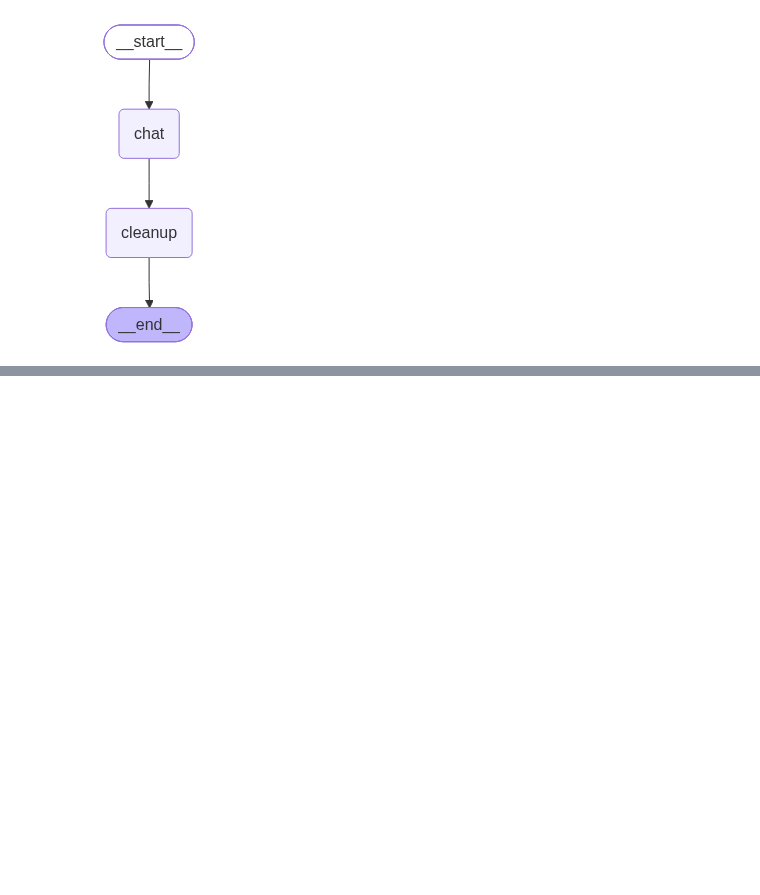
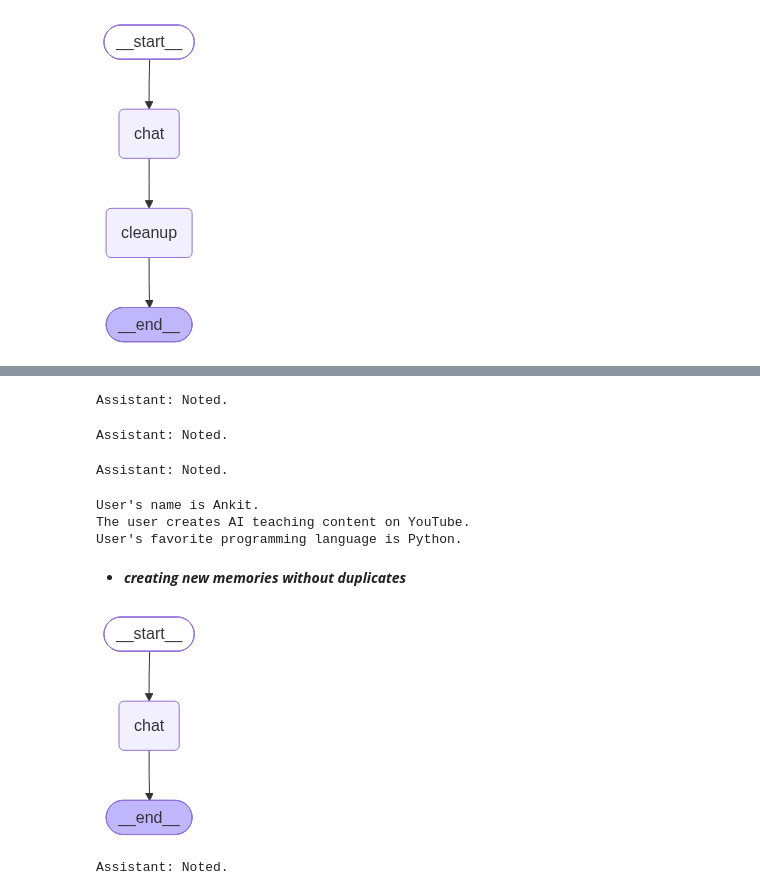
Before and after one commit to Ankit1726/AI_Engineering, a Jupyter notebook: Agentic_AI/notebooks/langgraph/llm_memory.ipynb, the cells around one changed output, grey strips where cells are left out. Drawn from its saved outputs; the diff is of its cells as text; code cells hidden in the pictures; blank space fills up the shorter version.

```diff
--- a/Agentic_AI/notebooks/langgraph/llm_memory.ipynb
+++ b/Agentic_AI/notebooks/langgraph/llm_memory.ipynb
@@ -225,0 +631,28 @@ config = {"configurable": {"thread_id": "t1"}}
+# %%
+config = {"configurable": {"user_id": "u1"}}
+
+res = graph.invoke({"messages": [{"role": "user", "content": "Hi my name is Ankit"}]},config)
+print("Assistant:", res["messages"][-1].content)
+# %% [output]
+Assistant: Noted.
+# %%
+res = graph.invoke({"messages": [{"role": "user", "content": "I teach AI on youtube"}]},config)
+print("Assistant:", res["messages"][-1].content)
+# %% [output]
+Assistant: Noted.
+# %%
+res = graph.invoke({"messages": [{"role": "user", "content": "My favorite programming language is Python"}]},config)
+print("Assistant:", res["messages"][-1].content)
+# %% [output]
+Assistant: Noted.
+# %%
+items = store.search(("user", "u1", "details"))
+
+for item in items:
+    print(item.value['data'])
+# %% [output]
+User's name is Ankit.
+The user creates AI teaching content on YouTube.
+User's favorite programming language is Python.
+# %% [markdown]
+- ***creating new memories without duplicates***
@@ -225,0 +674,48 @@ config = {"configurable": {"thread_id": "t1"}}
+# %%
+def chat_creates_memory_node(state: MessagesState, config: RunnableConfig, store: BaseStore):
+
+    user_id = config["configurable"]["user_id"]
+
+    namespace = ("user", user_id, "details")
+
+    # A) Load existing memories
+    existing_items = store.search(namespace)
+    existing_texts = [it.value.get("data", "") for it in existing_items if it.value.get("data")]
+    user_details_content = "\n".join(f"- {t}" for t in existing_texts) if existing_texts else "(empty)"
+
+    # B) Latest user message
+    last_text = state["messages"][-1]
+
+    # C) LLM extracts memories + marks new vs duplicate
+    decision: MemoryDecision = memory_extractor.invoke(
+        [
+            SystemMessage(content=MEMORY_PROMPT.format(user_details_content=user_details_content)),
+            {"role": "user", "content": f"USER MESSAGE:\n{last_text}"},
+        ]
+    )
+
+    # D) Store ONLY new memories
+    if decision.should_write:
+        for mem in decision.memories:
+            if mem.is_new:
+                store.put(namespace, str(uuid.uuid4()), {"data": mem.text})
+
+    return {"messages": [{"role": "assistant", "content": "Noted."}]}
+# %%
+builder = StateGraph(MessagesState)
+builder.add_node("chat", chat_creates_memory_node)
+builder.add_edge(START, "chat")
+builder.add_edge("chat", END)
+
+graph = builder.compile(store=store)
+# %%
+graph
+# %% [output]
+[figure, added]
+# %%
+config = {"configurable": {"user_id": "u1"}}
+
+r1 = graph.invoke({"messages": [{"role": "user", "content": "My name is Ankit"}]}, config)
+print("Assistant:", r1["messages"][-1].content)
+# %% [output]
+Assistant: Noted.
```
Also changed, not shown: parts of 66 cells of this notebook, 1 other file.
